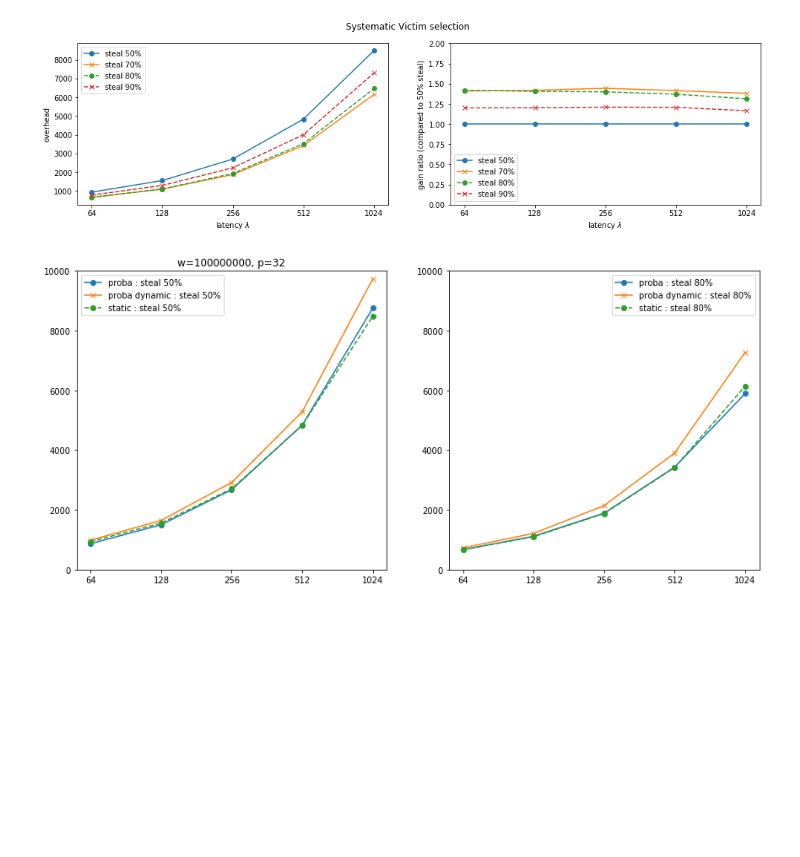
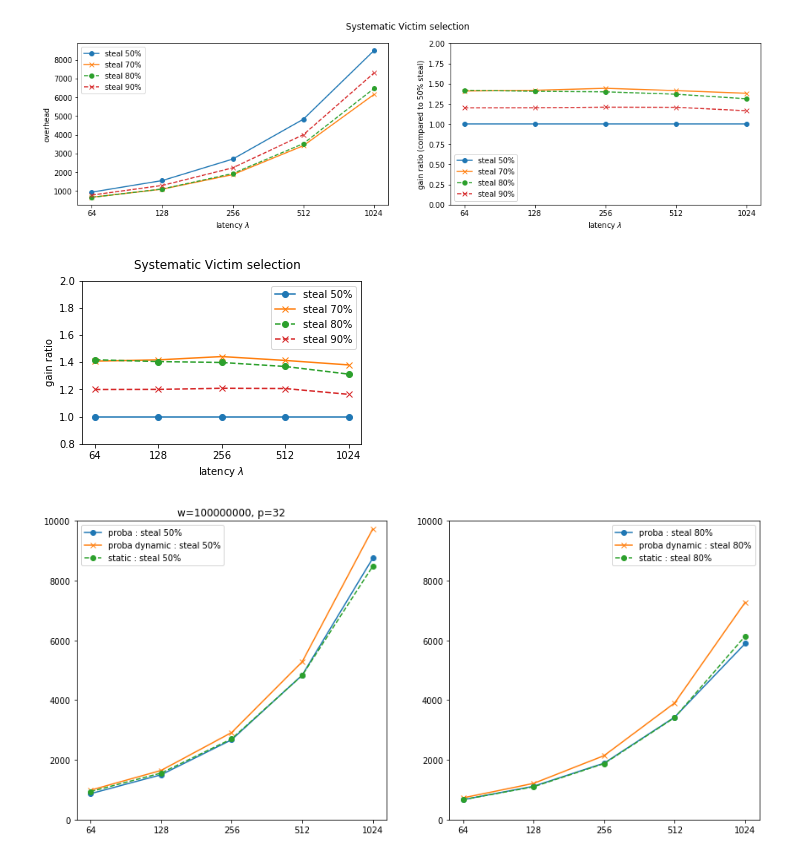
Before and after one commit to wagnerf42/ws-simulator, a Jupyter notebook: result/strategy/simulation_ipynb/simulation_thesis_static.ipynb, the cells around one changed output. Saved outputs shown, nothing was run; the diff lists cells and outputs as text; code cells hidden in the pictures; blank space fills up the shorter version.

Commit message:
add figs for slides and update comparaison figs

```diff
--- a/result/strategy/simulation_ipynb/simulation_thesis_static.ipynb
+++ b/result/strategy/simulation_ipynb/simulation_thesis_static.ipynb
@@ -456,6 +459,43 @@ plt.legend()
 plt.savefig('../../../../../Manuscrit/manuscrit/gfx/twoClusters/comp_steal_amount_for_best_overhead_according_isa_l.pdf',bbox_inches='tight')
 # %% [output]
 [figure]
+# %%
+fig = plt.figure()
+fig.set_size_inches(5, 3, forward=True)
+plt.suptitle("Systematic Victim selection")
+
+#filename = "/home/khatiri/these/projet/ws-simulator/Simulation/vss_proba_32_100000000"
+
+filename = directory  + "vss_static_32_100000000"
+best_static_50, _ = plot_for_best(filename)
+
+filename = directory_90p + "vss_static_32_100000000"
+best_static_90, _ = plot_for_best(filename)
+
+filename = directory_80p + "vss_static_32_100000000"
+best_static_80, _ = plot_for_best(filename)
+
+filename = directory_70p + "vss_static_32_100000000"
+best_static_70, _ = plot_for_best(filename)
+
+
+
+plt.ylabel("gain ratio")
+plt.xlabel("latency $\lambda$")
+plt.ylim(0.8,2)
+
+#fig = plt.figure()
+#fig.set_size_inches(8.5, 4, forward=True)
+plt.plot(best_static_50.keys(), [bl/b for (b, bl) in zip(best_static_50.values(), best_static_50.values())], 'o-', label="steal 50%")
+plt.plot(best_static_50.keys(), [bl/b for (b, bl) in zip(best_static_70.values(), best_static_50.values())], 'x-', label="steal 70%")
+plt.plot(best_static_50.keys(), [bl/b for (b, bl) in zip(best_static_80.values(), best_static_50.values())], 'o--', label="steal 80%")
+plt.plot(best_static_50.keys(), [bl/b for (b, bl) in zip(best_static_90.values(), best_static_50.values())], 'x--', label="steal 90%")
+#plt.legend(loc='center left', bbox_to_anchor=(1, 0.5))
+plt.legend()
+
+plt.savefig('../../../../../presentation/soutnance_slides/figs/comp_steal_amount_for_best_overhead_according_isa_l.pdf',bbox_inches='tight')
+# %% [output]
+[figure, added]
 # %%
 fig = plt.figure()
 fig.set_size_inches(14.5, 6.5, forward=True)
```
Also changed, not shown: parts of 1 cell of this notebook, 3 other files.
